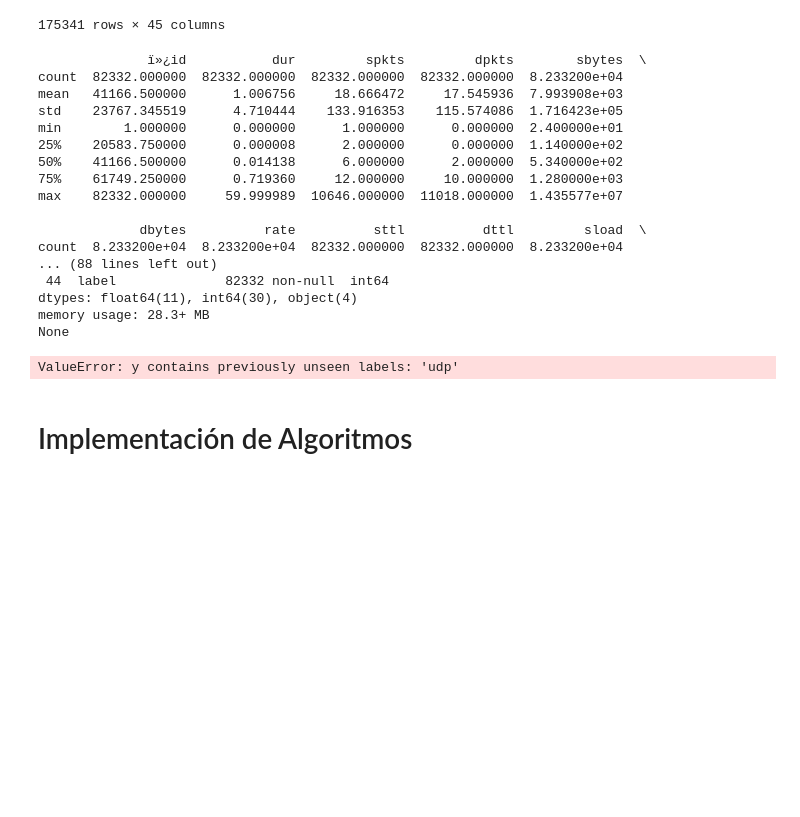
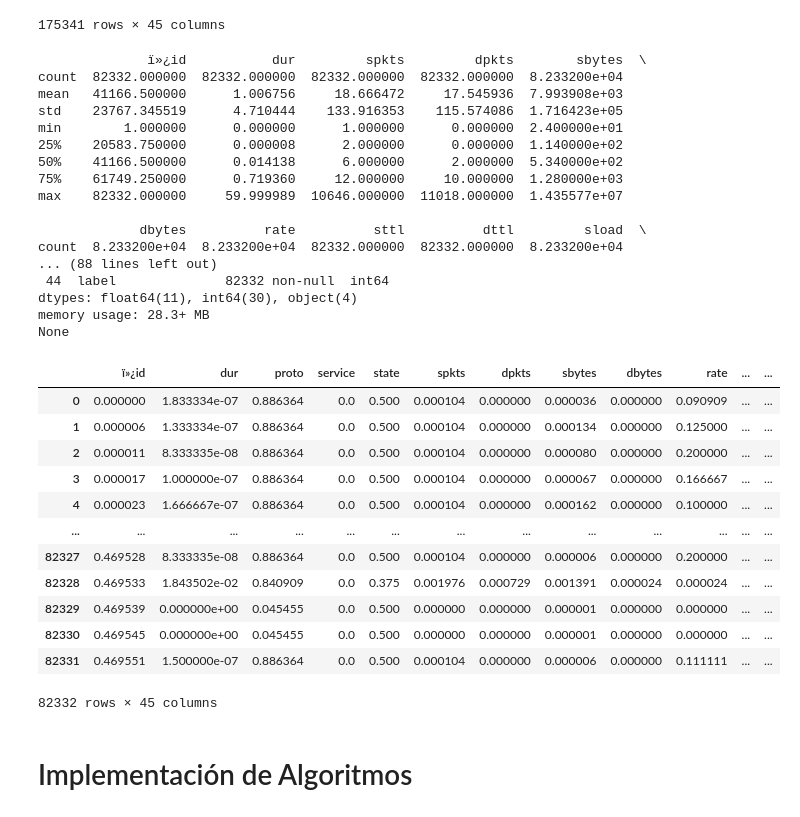
Before and after one commit to GaboLara998/ProyectoIntegrador, a Jupyter notebook: ProyectoIntregrador.ipynb, the cells around one changed output. Saved outputs shown, nothing was run; the diff lists cells and outputs as text; code cells hidden in the pictures; blank space fills up the shorter version.

```diff
--- a/ProyectoIntregrador.ipynb
+++ b/ProyectoIntregrador.ipynb
@@ -73,40 +73,56 @@ None
 # %%
 testing="https://raw.githubusercontent.com/GaboLara998/ProyectoIntegrador/main/DataSet_UNSW_NB15/UNSW_NB15_testing-set.csv?token=GHSAT0AAAAAACMBWAOFEFKXDJN42NYN2ZDAZO7JXNA"
 datos_testing = pd.read_csv(testing, encoding='latin1', skipinitialspace=True)
-#datos_testing
+datos_testing
 print(datos_testing.describe())
 print(datos_testing.info())
+encoder_testing = LabelEncoder()
 # Selecciona las características (todas las columnas excepto 'label')
 features_testing = datos_testing.drop(columns=['label'])
 
 # Codifica las características categóricas
 for column in ['proto', 'service', 'state', 'attack_cat']:
-    features_testing[column] = encoder.transform(features_testing[column])
+    # Ajusta y transforma los datos de prueba
+    features_testing[column] = encoder_testing.fit_transform(features_testing[column])
 
 # Normaliza los datos de prueba
 features_testing_normalized = scaler.transform(features_testing)
 
 # Reemplaza las características originales con las características normalizadas
 datos_testing[features_testing.columns] = features_testing_normalized
+
+datos_testing
 # %% [output]
               ï»¿id           dur         spkts         dpkts        sbytes  \
 count  82332.000000  82332.000000  82332.000000  82332.000000  8.233200e+04
 mean   41166.500000      1.006756     18.666472     17.545936  7.993908e+03
 std    23767.345519      4.710444    133.916353    115.574086  1.716423e+05
 min        1.000000      0.000000      1.000000      0.000000  2.400000e+01
 25%    20583.750000      0.000008      2.000000      0.000000  1.140000e+02
 50%    41166.500000      0.014138      6.000000      2.000000  5.340000e+02
 75%    61749.250000      0.719360     12.000000     10.000000  1.280000e+03
 max    82332.000000     59.999989  10646.000000  11018.000000  1.435577e+07
 
              dbytes          rate          sttl          dttl         sload  \
 count  8.233200e+04  8.233200e+04  82332.000000  82332.000000  8.233200e+04
 ... (88 lines left out)
  44  label              82332 non-null  int64
 dtypes: float64(11), int64(30), object(4)
 memory usage: 28.3+ MB
 None
+|  | ï»¿id | dur | proto | service | state | spkts | dpkts | sbytes | dbytes | rate | ... | ... |
+| 0 | 0.000000 | 1.833334e-07 | 0.886364 | 0.0 | 0.500 | 0.000104 | 0.000000 | 0.000036 | 0.000000 | 0.090909 | ... | ... |
+| 1 | 0.000006 | 1.333334e-07 | 0.886364 | 0.0 | 0.500 | 0.000104 | 0.000000 | 0.000134 | 0.000000 | 0.125000 | ... | ... |
+| 2 | 0.000011 | 8.333335e-08 | 0.886364 | 0.0 | 0.500 | 0.000104 | 0.000000 | 0.000080 | 0.000000 | 0.200000 | ... | ... |
+| 3 | 0.000017 | 1.000000e-07 | 0.886364 | 0.0 | 0.500 | 0.000104 | 0.000000 | 0.000067 | 0.000000 | 0.166667 | ... | ... |
+| 4 | 0.000023 | 1.666667e-07 | 0.886364 | 0.0 | 0.500 | 0.000104 | 0.000000 | 0.000162 | 0.000000 | 0.100000 | ... | ... |
+| ... | ... | ... | ... | ... | ... | ... | ... | ... | ... | ... | ... | ... |
+| 82327 | 0.469528 | 8.333335e-08 | 0.886364 | 0.0 | 0.500 | 0.000104 | 0.000000 | 0.000006 | 0.000000 | 0.200000 | ... | ... |
+| 82328 | 0.469533 | 1.843502e-02 | 0.840909 | 0.0 | 0.375 | 0.001976 | 0.000729 | 0.001391 | 0.000024 | 0.000024 | ... | ... |
+| 82329 | 0.469539 | 0.000000e+00 | 0.045455 | 0.0 | 0.500 | 0.000000 | 0.000000 | 0.000001 | 0.000000 | 0.000000 | ... | ... |
+| 82330 | 0.469545 | 0.000000e+00 | 0.045455 | 0.0 | 0.500 | 0.000000 | 0.000000 | 0.000001 | 0.000000 | 0.000000 | ... | ... |
+| 82331 | 0.469551 | 1.500000e-07 | 0.886364 | 0.0 | 0.500 | 0.000104 | 0.000000 | 0.000006 | 0.000000 | 0.111111 | ... | ... |
-ValueError: y contains previously unseen labels: 'udp'
+82332 rows × 45 columns
 # %%
 # Revisar balanceo de datos
 # Random Forest y normalizacion de datos
```
